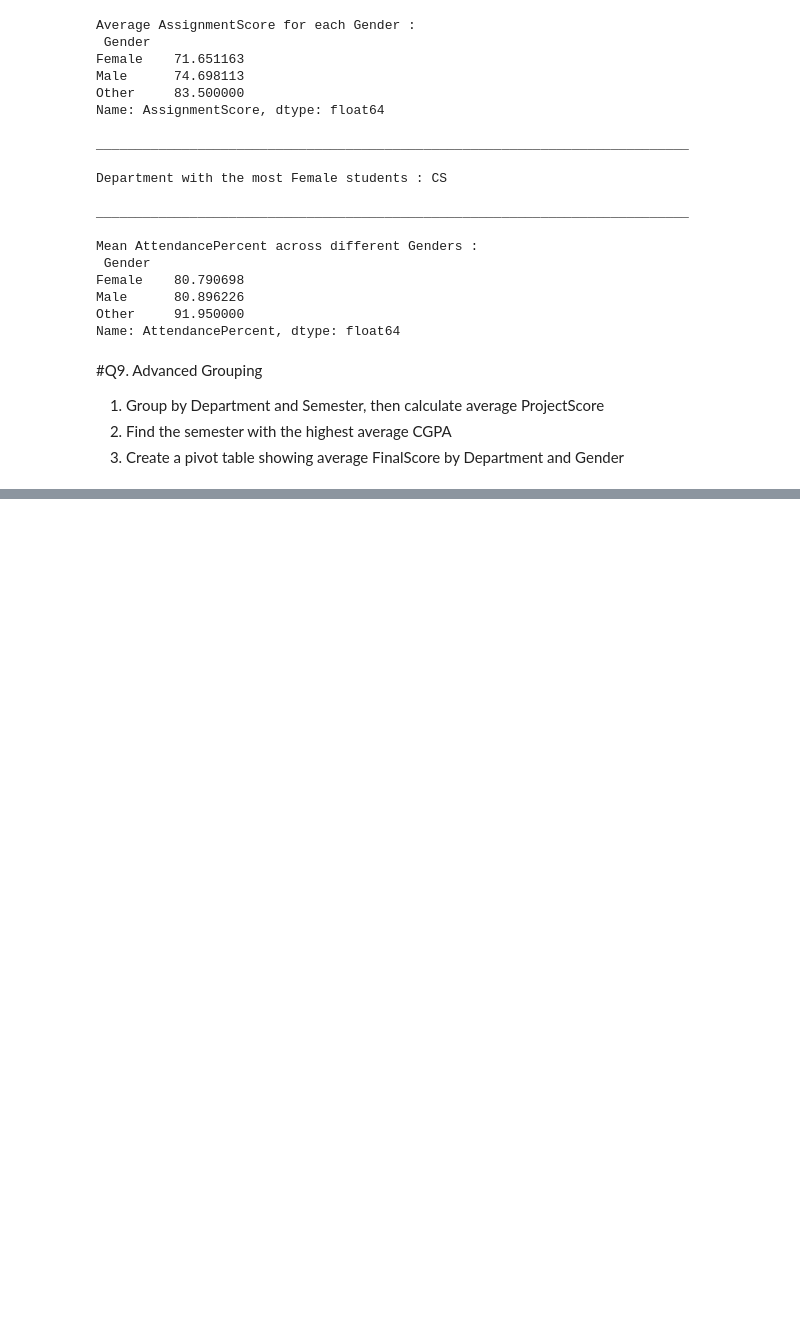
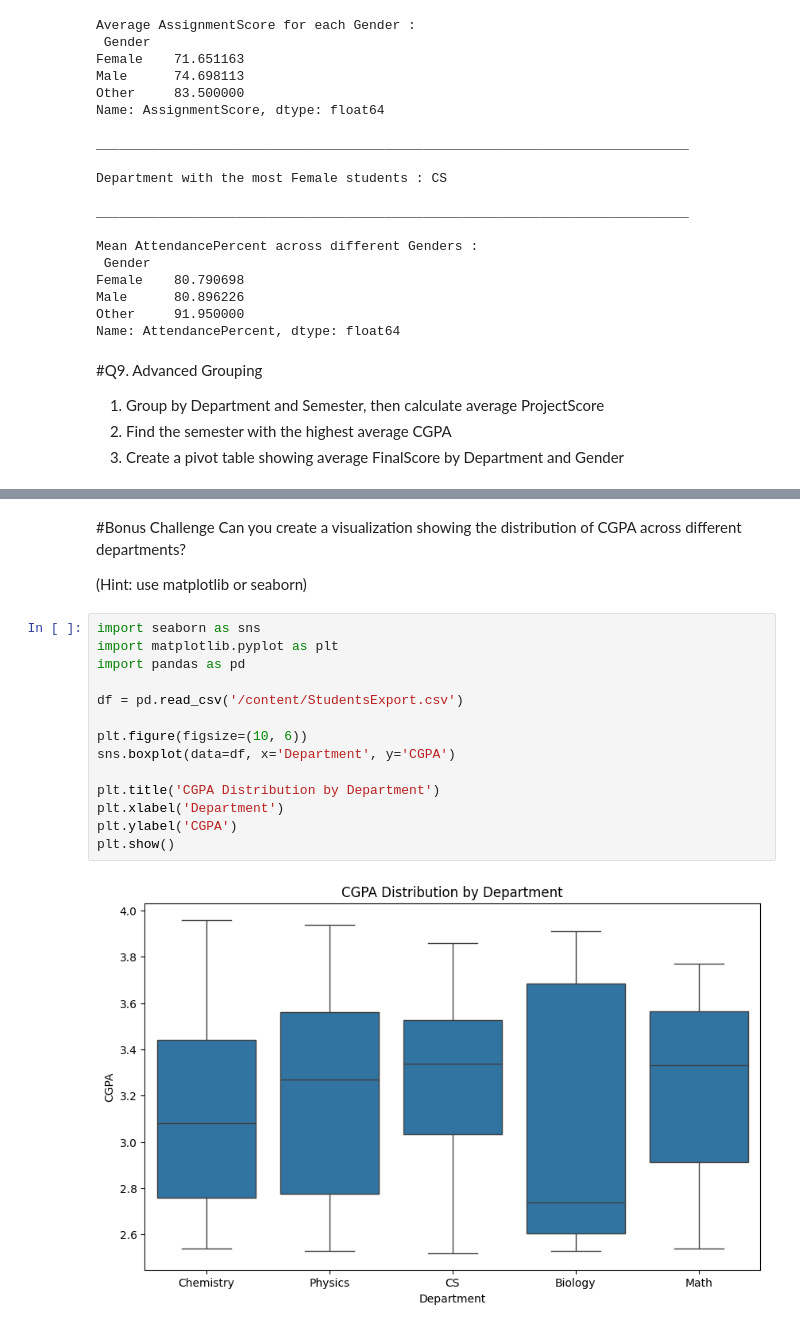
Before and after one commit to shri4916/DS_Assignements, a Jupyter notebook: Assignment_Pd_Np.ipynb, the cells around one changed output, grey strips where cells are left out. Saved outputs shown, nothing was run; the diff lists cells and outputs as text; blank space fills up the shorter version.

```diff
--- a/Assignment_Pd_Np.ipynb
+++ b/Assignment_Pd_Np.ipynb
@@ -409,0 +555,21 @@ Name: ProjectScore, dtype: float64
+# %% [markdown]
+#Bonus Challenge
+Can you create a visualization showing the distribution of CGPA across different departments?
+
+(Hint: use matplotlib or seaborn)
+# %%
+import seaborn as sns
+import matplotlib.pyplot as plt
+import pandas as pd
+
+df = pd.read_csv('/content/StudentsExport.csv')
+
+plt.figure(figsize=(10, 6))
+sns.boxplot(data=df, x='Department', y='CGPA')
+
+plt.title('CGPA Distribution by Department')
+plt.xlabel('Department')
+plt.ylabel('CGPA')
+plt.show()
+# %% [output]
+[figure, added]
```
Also changed, not shown: parts of 10 cells of this notebook.
